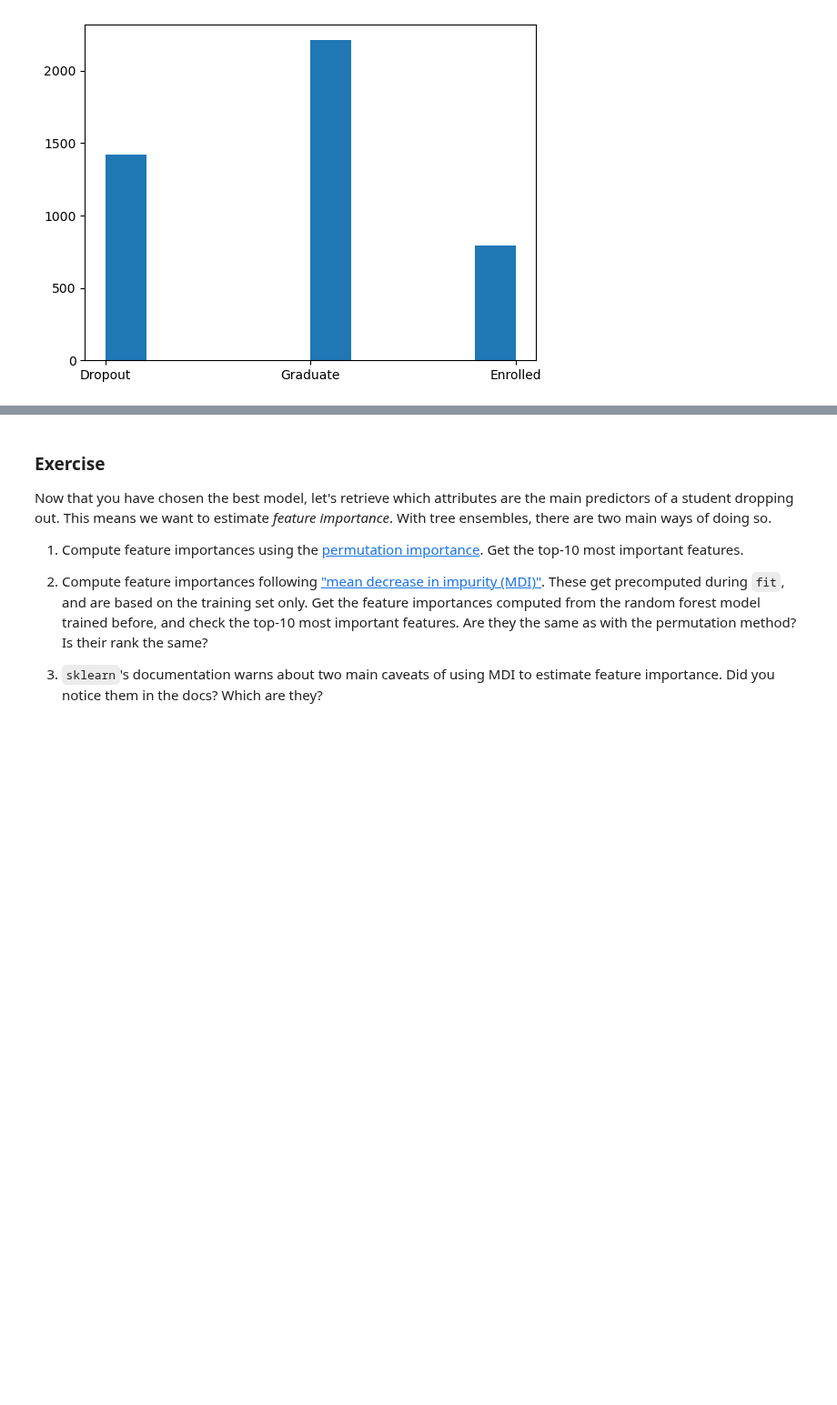
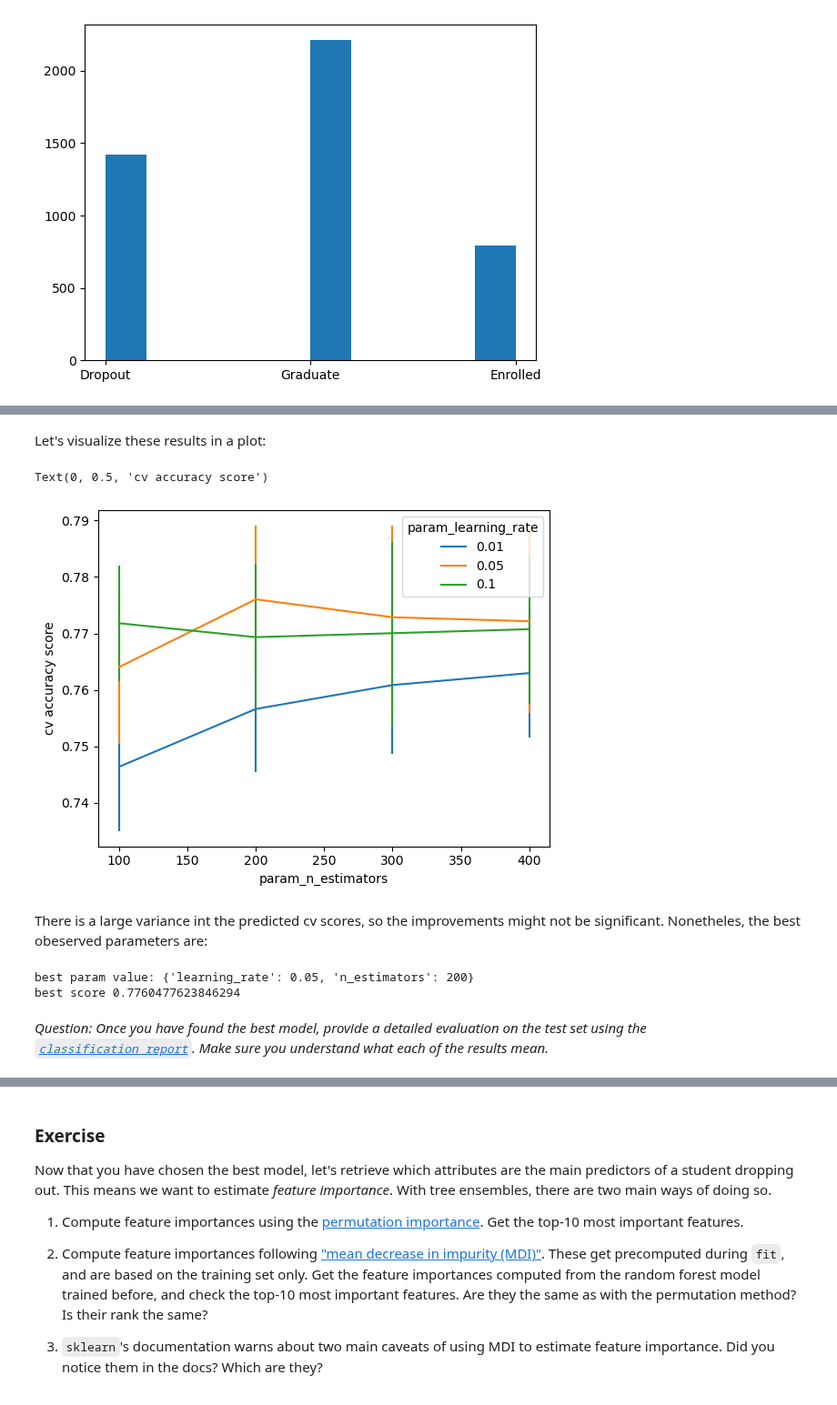
Before and after one commit to thalitadru/ml-class-epf, a Jupyter notebook: LabAssignmentTreesEnsembles_complete.ipynb, the cells around one changed output, grey strips where cells are left out. Shown at 91% size. Drawn from its saved outputs; the diff is of its cells as text; code cells hidden in the pictures; blank space fills up the shorter version.

```diff
--- a/LabAssignmentTreesEnsembles_complete.ipynb
+++ b/LabAssignmentTreesEnsembles_complete.ipynb
@@ -223,0 +276,10 @@ prob_true, prob_pred = calibration_curve(y_true, y_pred)
+# %%
+gscv_gbt = GridSearchCV(
+    gbtrees_clf,
+    {'n_estimators': [100, 200, 300, 400],
+     'learning_rate': [0.01, 0.05, 0.1]},
+    cv=5,
+    n_jobs=-1,
+    return_train_score=True
+)
+gscv_gbt.fit(X_train, y_train)
@@ -223,0 +308,22 @@ prob_true, prob_pred = calibration_curve(y_true, y_pred)
+# %% [markdown]
+Let's visualize these results in a plot:
+# %%
+mu = pd.DataFrame(gscv_gbt.cv_results_).pivot_table(values='mean_test_score',
+    columns=['param_learning_rate'], index='param_n_estimators')
+sigma = pd.DataFrame(gscv_gbt.cv_results_).pivot_table(values='std_test_score',
+    columns=['param_learning_rate'], index='param_n_estimators')
+mu.plot(yerr=sigma)
+plt.ylabel("cv accuracy score")
+# %% [output]
+Text(0, 0.5, 'cv accuracy score')
+[figure, added]
+# %% [markdown]
+There is a large variance int the predicted cv scores, so the improvements might not be significant. Nonetheles, the best obeserved parameters are:
+# %%
+print('best param value:', gscv_gbt.best_params_)
+print('best score', gscv_gbt.best_score_)
+# %% [output]
+best param value: {'learning_rate': 0.05, 'n_estimators': 200}
+best score 0.7760477623846294
+# %% [markdown]
+_Question: Once you have found the best model, provide a detailed evaluation on the test set using the [`classification_report`](https://scikit-learn.org/stable/modules/generated/sklearn.metrics.classification_report.html). Make sure you understand what each of the results mean._
```
Also changed, not shown: parts of 66 cells of this notebook, 1 other file.
